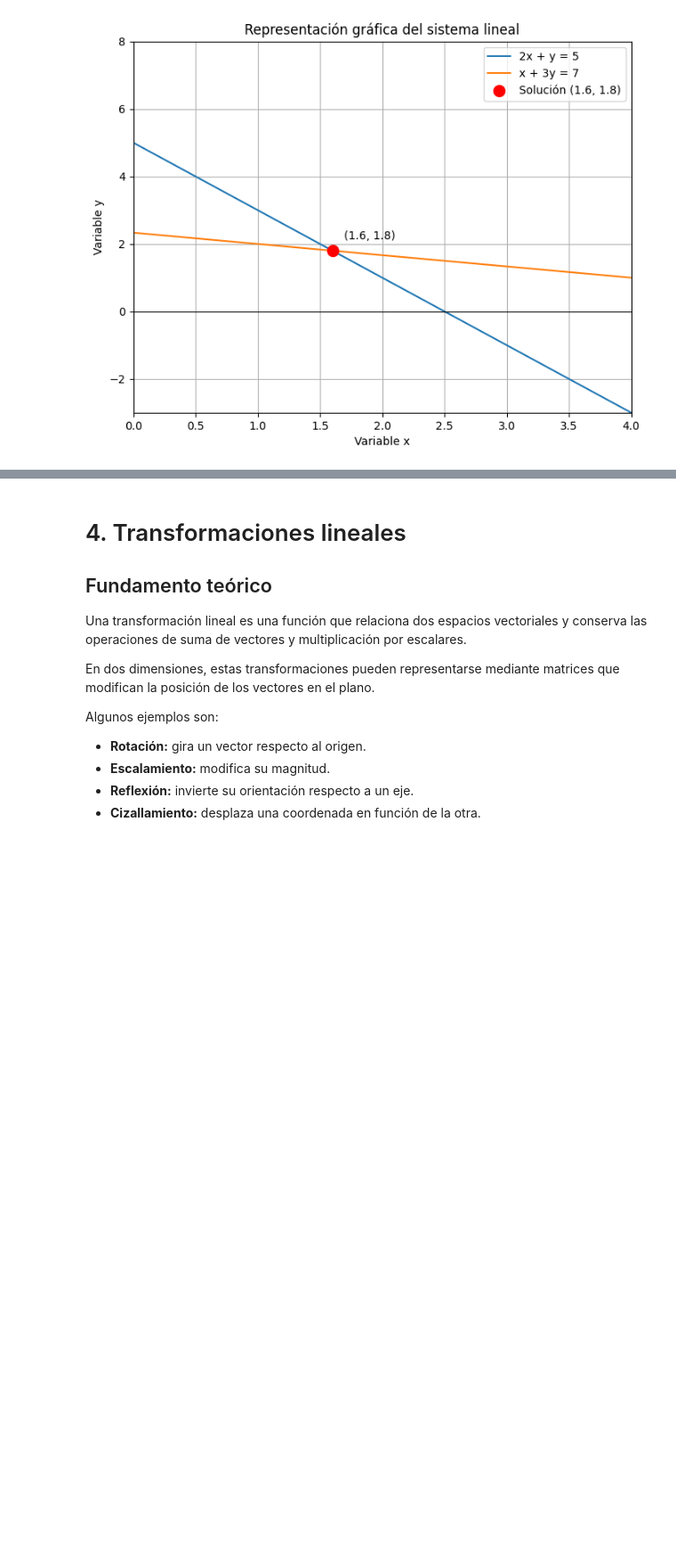
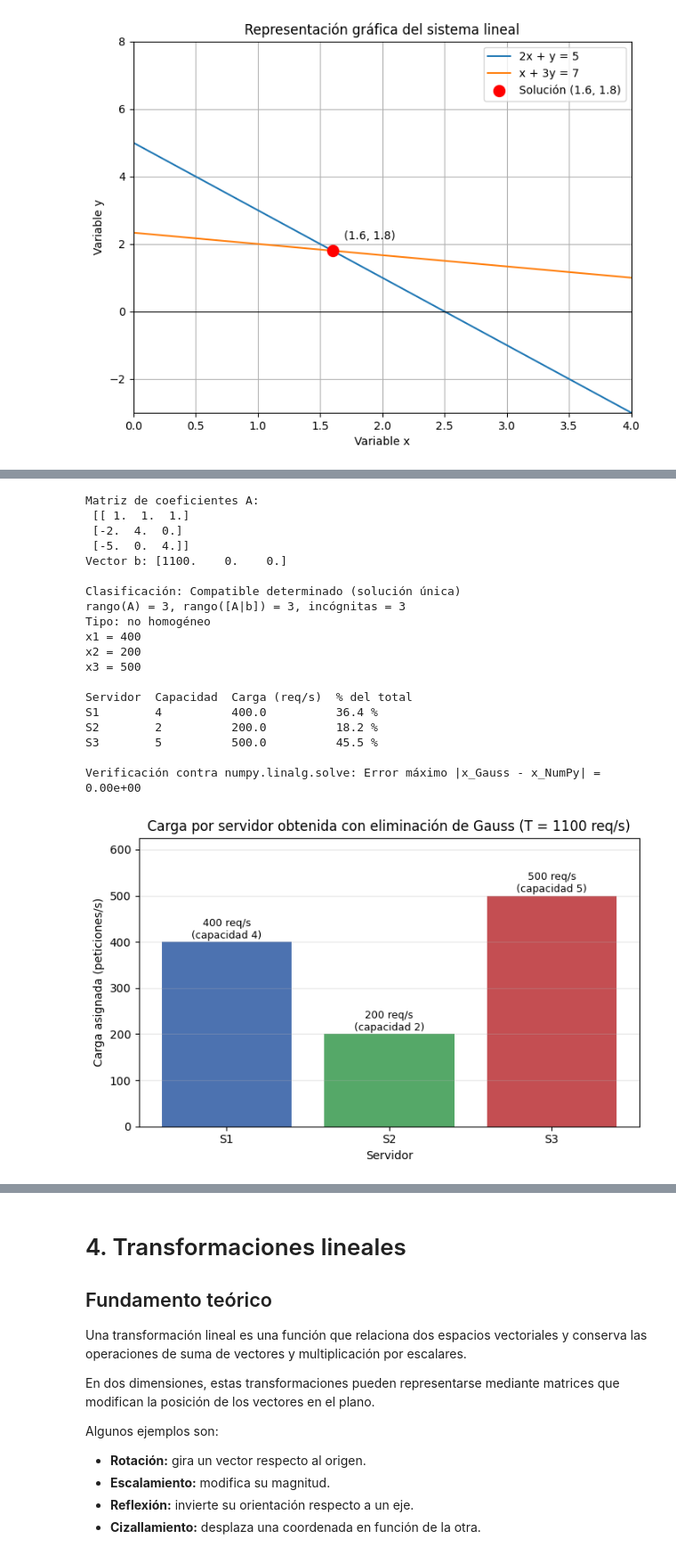
Before and after one commit to NicolasMuskusTarazona/Transforma-Tec, a Jupyter notebook: Transforma_Tec_Reto_Final.ipynb, the cells around one changed output, grey strips where cells are left out. Shown at 89% size. Drawn from its saved outputs; the diff is of its cells as text; code cells hidden in the pictures; blank space fills up the shorter version.

```diff
--- a/Transforma_Tec_Reto_Final.ipynb
+++ b/Transforma_Tec_Reto_Final.ipynb
@@ -338,0 +824,56 @@ plt.show()
+# %%
+# Celda E — Balance de carga con 3 servidores (capacidades 4, 2 y 5; T = 1100 req/s)
+from src.aplicaciones import sistema_balance_carga, balancear_carga
+
+pesos = [4, 2, 5]
+total = 1100
+A, b = sistema_balance_carga(total, pesos)
+resultado = balancear_carga(total, pesos)
+
+print("Matriz de coeficientes A:\n", A)
+print("Vector b:", b)
+print()
+print(resultado)
+print()
+print(f"{'Servidor':<10}{'Capacidad':<11}{'Carga (req/s)':<15}{'% del total'}")
+for i, (w, x) in enumerate(zip(pesos, resultado.solucion), start=1):
+    print(f"S{i:<9}{w:<11}{x:<15.1f}{100 * x / total:.1f} %")
+
+cmp = comparar_con_numpy(A, b)
+print("\nVerificación contra numpy.linalg.solve:", cmp["detalle"])
+assert cmp["coincide"]
+
+fig, ax = plt.subplots(figsize=(7, 4.5))
+nombres = [f"S{i}" for i in range(1, len(pesos) + 1)]
+barras = ax.bar(nombres, resultado.solucion, color=["#4C72B0", "#55A868", "#C44E52"])
+for barra, w in zip(barras, pesos):
+    ax.text(barra.get_x() + barra.get_width() / 2, barra.get_height() + 8,
+            f"{barra.get_height():.0f} req/s\n(capacidad {w})", ha="center", fontsize=9)
+ax.set_xlabel("Servidor")
+ax.set_ylabel("Carga asignada (peticiones/s)")
+ax.set_title("Carga por servidor obtenida con eliminación de Gauss (T = 1100 req/s)")
+ax.set_ylim(0, max(resultado.solucion) * 1.25)
+ax.grid(axis="y", alpha=0.3)
+plt.tight_layout()
+plt.show()
+# %% [output]
+Matriz de coeficientes A:
+ [[ 1.  1.  1.]
+ [-2.  4.  0.]
+ [-5.  0.  4.]]
+Vector b: [1100.    0.    0.]
+
+Clasificación: Compatible determinado (solución única)
+rango(A) = 3, rango([A|b]) = 3, incógnitas = 3
+Tipo: no homogéneo
+x1 = 400
+x2 = 200
+x3 = 500
+
+Servidor  Capacidad  Carga (req/s)  % del total
+S1        4          400.0          36.4 %
+S2        2          200.0          18.2 %
+S3        5          500.0          45.5 %
+
+Verificación contra numpy.linalg.solve: Error máximo |x_Gauss - x_NumPy| = 0.00e+00
+[figure, added]
```
Also changed, not shown: parts of 47 cells of this notebook, 14 other files.
